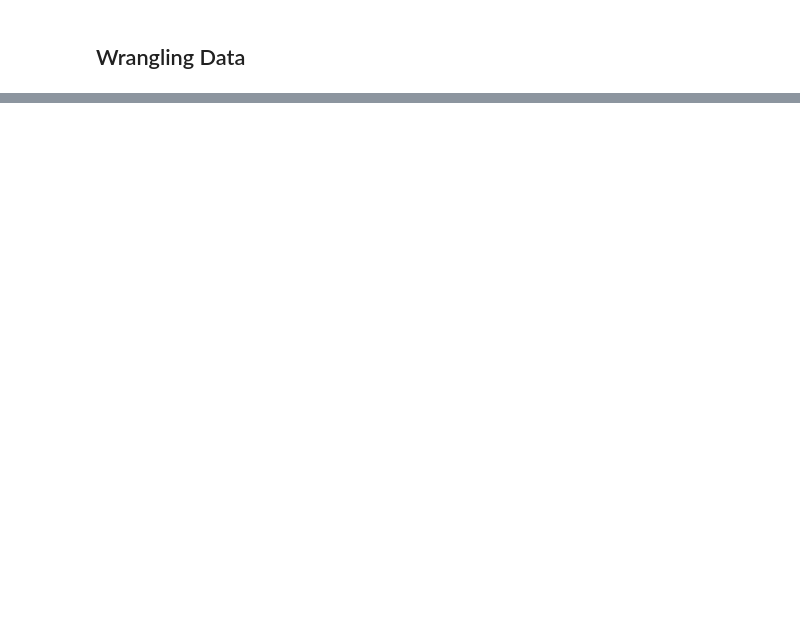
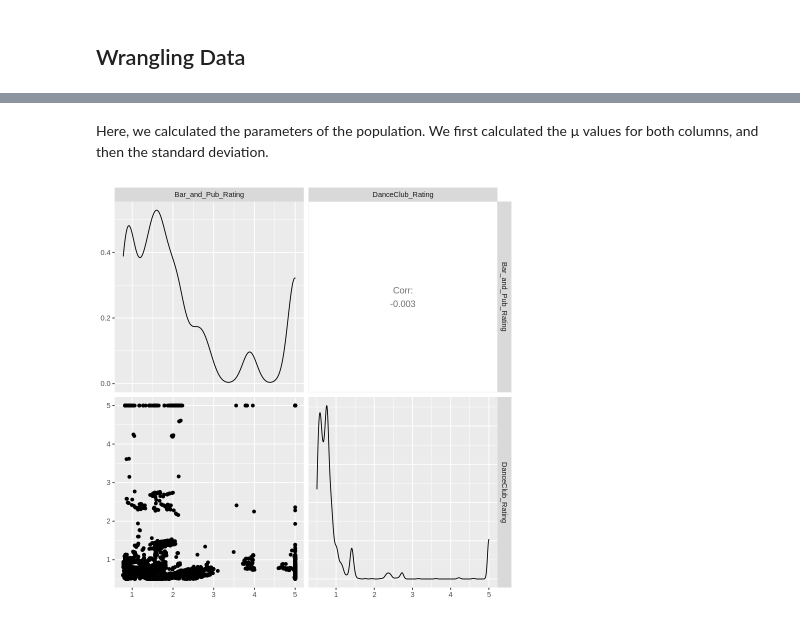
Before and after one commit to calvinyhchoi/STAT203_Project, a Jupyter notebook: Project_Proposal.ipynb, the cells around one changed output, grey strips where cells are left out. Cells and saved outputs as stored; diff of their text form; code cells hidden in the pictures; blank space fills up the shorter version.

```diff
--- a/Project_Proposal.ipynb
+++ b/Project_Proposal.ipynb
@@ -49,0 +46,7 @@ A tibble: 6 × 258
+# %%
+# Reading the data into R & cleaning it
+AStat <- read_csv("https://archive.ics.uci.edu/ml/machine-learning-databases/00485/google_review_ratings.csv") |>
+            # read csv from (https://archive.ics.uci.edu/ml/machine-learning-databases/00485/google_review_ratings.csv)
+    select(!...26)
+
+head(AStat)
@@ -50,7 +76,2 @@ A tibble: 6 × 258
 # %% [markdown]
 ## Wrangling Data
-# %%
-AStat <- AStat   |>           #transpose the dataset so years are observations
-
-        select(...1, Aircraft Days...145, )  #      |>         #
-AStat
@@ -60,0 +106,7 @@ ERROR: Error in `select()`:
+# %%
+AStat_filtered <- AStat |>
+    select('Category 12', 'Category 18') |>
+    rename(Bar_and_Pub_Rating = 'Category 12', DanceClub_Rating = 'Category 18') |>
+    filter(Bar_and_Pub_Rating != 0, DanceClub_Rating != 0) #filter for venues with ratings in both categories
+
+head(AStat_filtered)
@@ -60,0 +141,6 @@ ERROR: Error in `select()`:
+# %% [markdown]
+Here, we calculated the parameters of the population. We first calculated the µ values for both columns, and then the standard deviation.
+# %%
+ggpairs(AStat_filtered)
+# %% [output]
+[figure, added]
```
Also changed, not shown: parts of 13 cells of this notebook.
